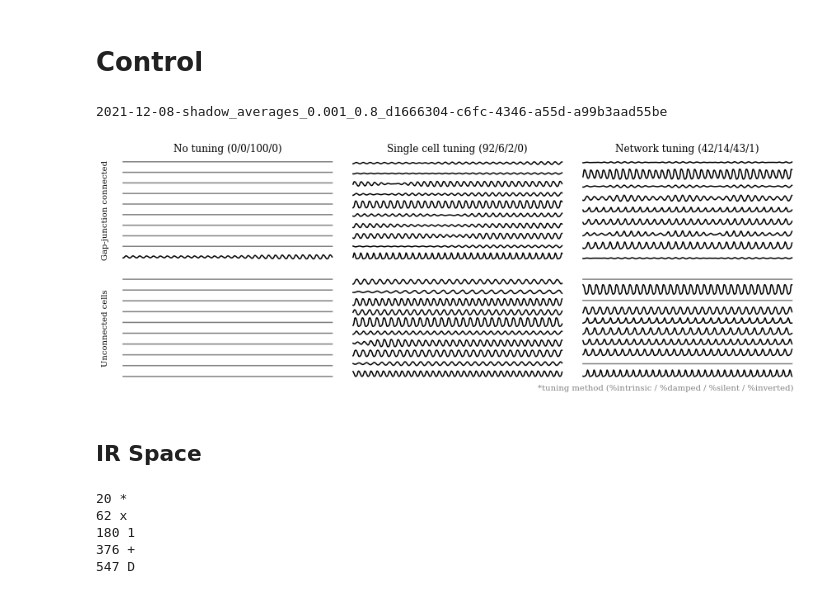
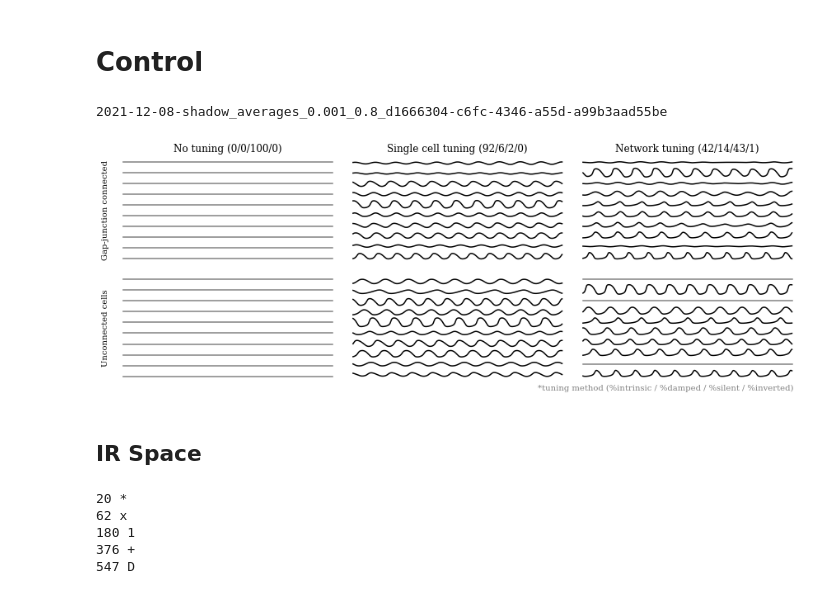
Before and after one commit to llandsmeer/iopublic, a Jupyter notebook: Make figures.ipynb, the cells around one changed output. Cells and saved outputs as stored; diff of their text form; code cells hidden in the pictures.

```diff
--- a/Make figures.ipynb
+++ b/Make figures.ipynb
@@ -176,19 +196,0 @@ for (a, b), v in hits.items():
-# %%
-fig = go.Figure(data=[go.Sankey(
-    node = dict(
-      pad = 10,
-      thickness = 1,
-      #line = dict(color = "black", width = 0.5),
-      #label = ["A1", "A2", "B1", "B2", "C1", "C2"],
-      color = "black"
-    ),
-    link = dict(
-      source = source,
-      target = target,
-      value  = values,
-        color = 'black'
-  ))])
-
-fig.update_layout(title_text="Basic Sankey Diagram", font_size=10)
-
-fig.show()
@@ -353,37 +495,37 @@ for key in f.keys():
         Ninv = (~conn & unconn).sum() / len(conn) * 100
         Nsilent = (~conn & ~unconn).sum() / len(conn) * 100
         ax[0, entry['idx']].set_title(f'{entry["name"]} ({Nint:.0f}/{Ndamp:.0f}/{Nsilent:.0f}/{Ninv:.0f})')
         for k in 'conn', 'unconn':
             vs = np.array(f[key][entry['key']][k])
 
             vs = vs[Csel == C]
             n = vs.shape[1]
             t = np.arange(n)
             m = vs.shape[0]
-
+            a = ax[int(k == 'conn'), entry['idx']]
             for i, v in enumerate(vs):
                 v = (v - v.mean()) / 20
                 color = 'black'
                 if np.isnan(v).any() or v.ptp() < th / 20:
                     color = '0.5'
                     v = np.zeros_like(v)
-                a.plot(t, i + v, color=color)
+                a.plot(t[-1000:], i + v[-1000:], color=color)
                 a = ax[1 - int(k == 'conn'), entry['idx']]
                 #a.set_title(f'{"connected" if k == "conn" else "unconnected"}')
-            a = ax[int(k == 'conn'), entry['idx']]
+
             a.set_xticks([])
             a.set_yticks([])
             a.spines['top'].set_visible(False)
             a.spines['right'].set_visible(False)
             a.spines['bottom'].set_visible(False)
             a.spines['left'].set_visible(False)
     ax[0, 0].set_ylabel('Gap-junction connected')
     ax[1, 0].set_ylabel('Unconnected cells')
     ax[1,2].set_xlabel('*tuning method (%intrinsic / %damped / %silent / %inverted)', horizontalalignment='right', position=(0.96,15), color='gray')
     break
 # %% [output]
 2021-12-08-shadow_averages_0.001_0.8_d1666304-c6fc-4346-a55d-a99b3aad55be
-[figure, old version]
+[figure, new version]
-# %% [markdown]
-## IR Space
+# %% [markdown]
+## IR Space
 # %%
```
Also changed, not shown: parts of 23 cells of this notebook.
